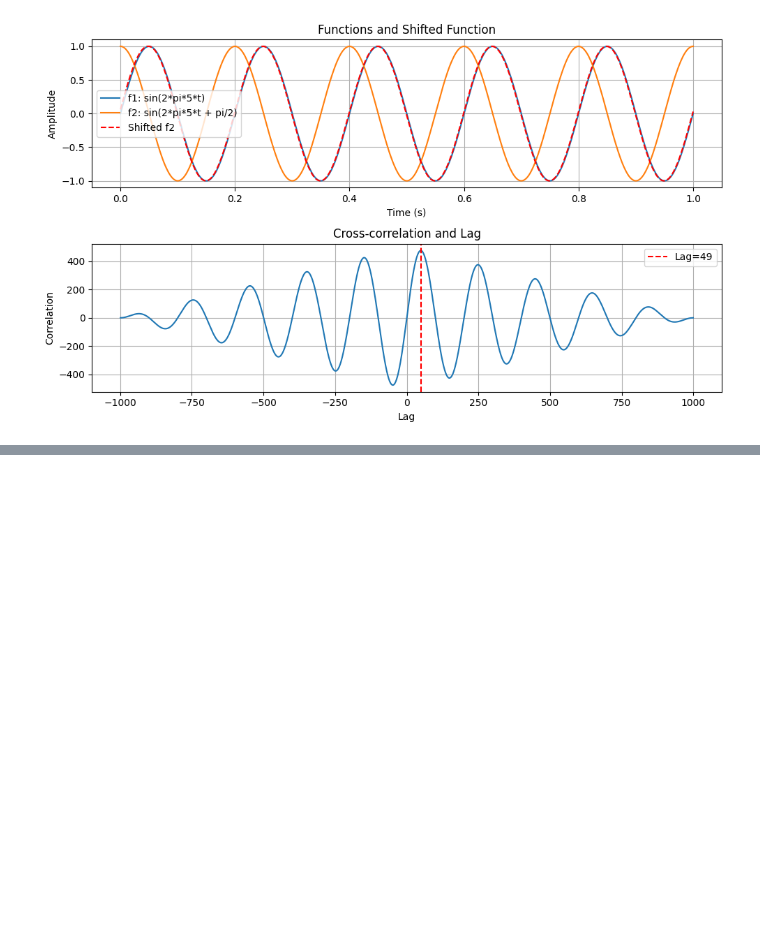
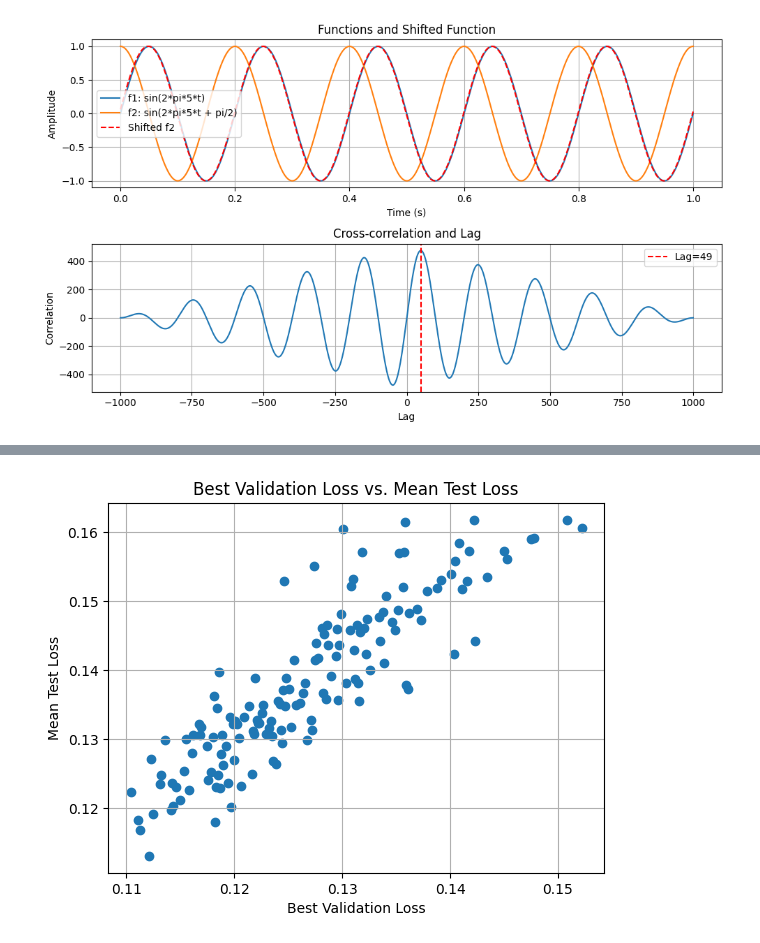
Before and after one commit to Hadar933/Thesis, a Jupyter notebook: playground.ipynb, the cells around one changed output, grey strips where cells are left out. Saved outputs shown, nothing was run; the diff lists cells and outputs as text; code cells hidden in the pictures; blank space fills up the shorter version.

```diff
--- a/playground.ipynb
+++ b/playground.ipynb
@@ -400,0 +403,12 @@ plt.show()
+# %%
+log_file_our = '/home/hadar/Thesis/ML/saved_models/Input(512, 512, 4)seq2seq[1,eemb5,ehid40,nl1,biFalse,demb5,dhid40,out3adlTrue,cat_adlFalse,complexFalse,gateTrue,multidimfftFalse,freq_thres190,drop0.1,perfreqTrue]_ADL[ours,T=1_2024-02-15_18-40-38/trainer.log'
+log_file_prssm = '/home/hadar/Thesis/ML/saved_models/Input(512, 256, 5)seq2seq[1,eemb5,ehid40,nl1,biFalse,demb5,dhid40,out3adlTrue,cat_adlFalse,complexFalse,gateTrue,multidimfftFalse,freq_thres190,drop0.1,perfreqTrue]_ADL[prssm,T=1_2024-02-16_20-06-34/trainer.log'
+with open(log_file_prssm, 'r') as f:
+    lines = f.readlines()
+# %%
+loss_dict = dict() # key is best validation loss, value is mean test loss
+for i in range(len(lines)):
+     if 'mean' in lines[i]:
+        best_val = float(lines[i-2].split(' ')[-1].replace('\n',''))
+        mean_test = float(lines[i+1].split(' ')[-1].replace('\n',''))
+        loss_dict[best_val] = mean_test
@@ -400,0 +438,12 @@ plt.show()
+# %%
+import matplotlib.pyplot as plt
+
+
+plt.scatter(loss_dict.keys(),loss_dict.values())
+plt.title('Best Validation Loss vs. Mean Test Loss')
+plt.xlabel('Best Validation Loss')
+plt.ylabel('Mean Test Loss')
+plt.grid()
+plt.show()
+# %% [output]
+[figure, added]
```
Also changed, not shown: parts of 3 cells of this notebook.
